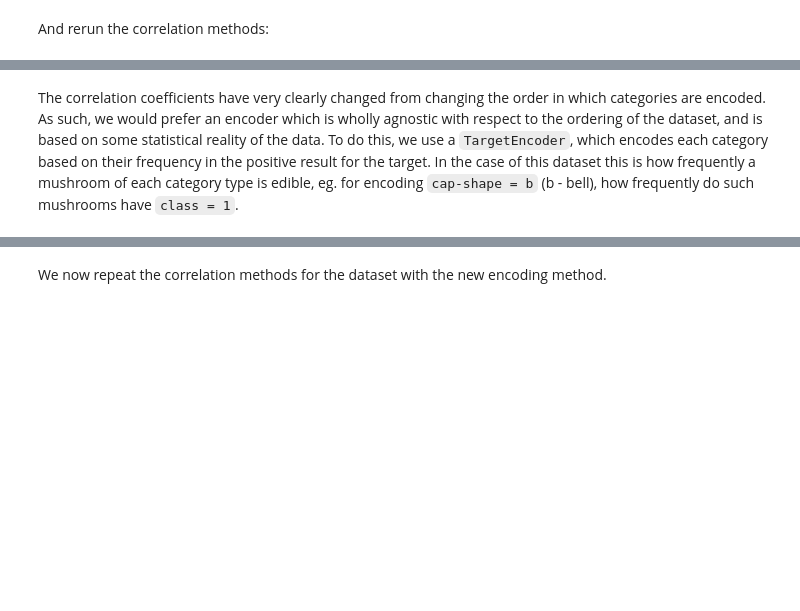
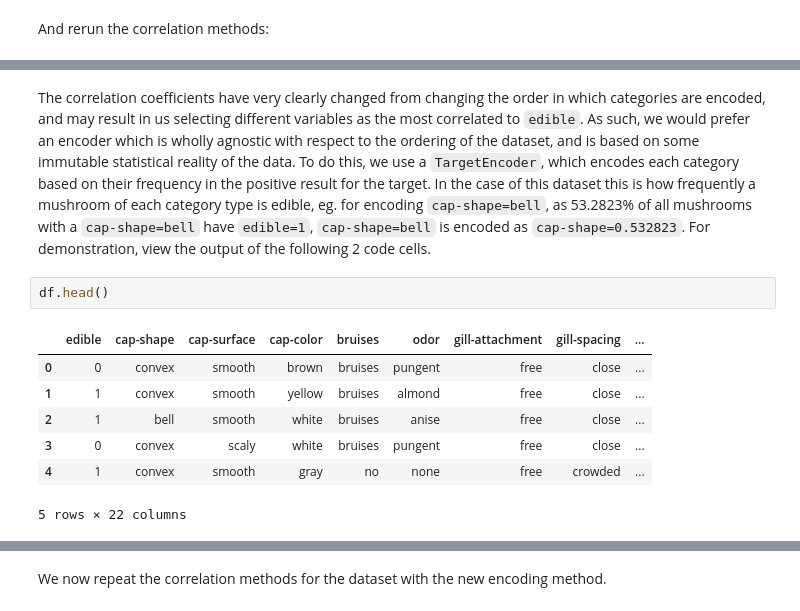
Before and after one commit to ocassidydev/creditcard-churn, a Jupyter notebook: jupyter_notebooks/02 - Mushroom Edibility Study.ipynb, the cells around one changed output, grey strips where cells are left out. Drawn from its saved outputs; the diff is of its cells as text; blank space fills up the shorter version.

```diff
--- a/jupyter_notebooks/02 - Mushroom Edibility Study.ipynb
+++ b/jupyter_notebooks/02 - Mushroom Edibility Study.ipynb
@@ -133,5 +272,15 @@ print(f"New Pearson correlation coefficients:\n{new_corr_pearson}")
 # %% [markdown]
-The correlation coefficients have very clearly changed from changing the order in which categories are encoded. As such, we would prefer an encoder which is wholly agnostic with respect to the ordering of the dataset, and is based on some statistical reality of the data. To do this, we use a `TargetEncoder`, which encodes each category based on their frequency in the positive result for the target. In the case of this dataset this is how frequently a mushroom of each category type is edible, eg. for encoding `cap-shape = b` (b - bell), how frequently do such mushrooms have `class = 1`.
+The correlation coefficients have very clearly changed from changing the order in which categories are encoded, and may result in us selecting different variables as the most correlated to `edible`. As such, we would prefer an encoder which is wholly agnostic with respect to the ordering of the dataset, and is based on some immutable statistical reality of the data. To do this, we use a `TargetEncoder`, which encodes each category based on their frequency in the positive result for the target. In the case of this dataset this is how frequently a mushroom of each category type is edible, eg. for encoding `cap-shape=bell`, as 53.2823% of all mushrooms with a `cap-shape=bell` have `edible=1`, `cap-shape=bell` is encoded as `cap-shape=0.532823`. For demonstration, view the output of the following 2 code cells.
+# %%
+df.head()
+# %% [output]
+|  | edible | cap-shape | cap-surface | cap-color | bruises | odor | gill-attachment | gill-spacing | ... |
+| 0 | 0 | convex | smooth | brown | bruises | pungent | free | close | ... |
+| 1 | 1 | convex | smooth | yellow | bruises | almond | free | close | ... |
+| 2 | 1 | bell | smooth | white | bruises | anise | free | close | ... |
+| 3 | 0 | convex | scaly | white | bruises | pungent | free | close | ... |
+| 4 | 1 | convex | smooth | gray | no | none | free | crowded | ... |
+5 rows × 22 columns
 # %%
 from category_encoders import TargetEncoder
 encoder = TargetEncoder()
```
Also changed, not shown: parts of 40 cells of this notebook, 4 other files.
